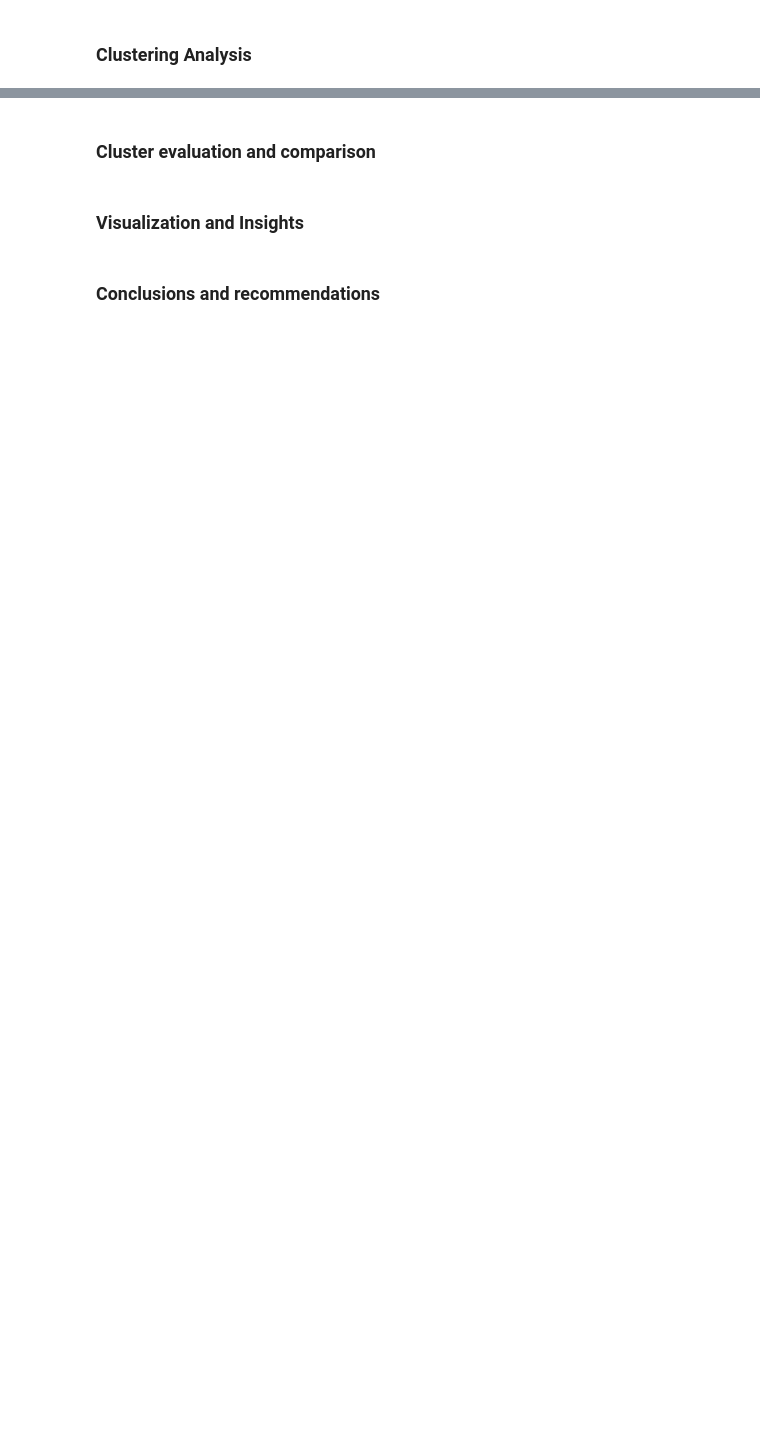
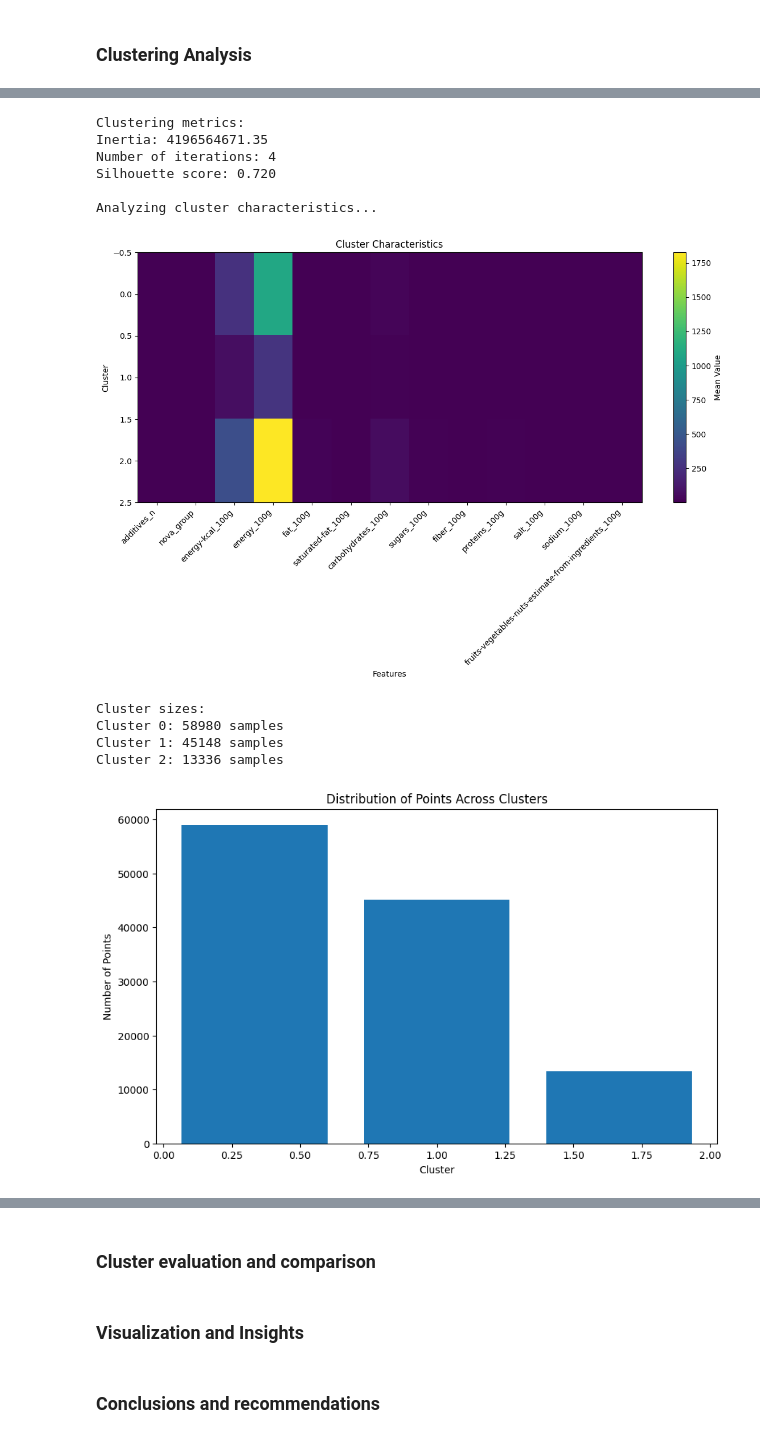
Before and after one commit to xhmyjae/clustering-openfoodfacts, a Jupyter notebook: main.ipynb, the cells around one changed output, grey strips where cells are left out. Saved outputs shown, nothing was run; the diff lists cells and outputs as text; code cells hidden in the pictures; blank space fills up the shorter version.

```diff
--- a/main.ipynb
+++ b/main.ipynb
@@ -333,0 +300,72 @@ print(f"Number of iterations: {metrics['n_iter']}")
+# %%
+# Make plots
+# Print clustering metrics
+print("\nClustering metrics:")
+print(f"Inertia: {metrics['inertia']:.2f}")
+print(f"Number of iterations: {metrics['n_iter']}")
+print(f"Silhouette score: {metrics['silhouette']:.3f}")
+
+# Analyze cluster characteristics
+print("\nAnalyzing cluster characteristics...")
+# Analyze cluster characteristics
+cluster_means = analyze_clusters(df_cleaned.values, labels, feature_names=df_cleaned.columns.tolist())
+
+# Plot cluster sizes to see distribution
+plt.figure(figsize=(10, 6))
+plt.hist(labels, bins=optimal_k, rwidth=0.8)
+plt.title('Distribution of Points Across Clusters')
+plt.xlabel('Cluster')
+plt.ylabel('Number of Points')
+plt.show()
+
+# Create scatter plot matrix for a few key features to show high dimensionality challenges
+key_features = ['additives_n', 'nova_group', 'energy-kcal_100g', 'fat_100g', 'proteins_100g']
+fig, axes = plt.subplots(len(key_features), len(key_features), figsize=(15, 15))
+fig.suptitle('Scatter Plot Matrix of Key Features Colored by Cluster', y=1.02)
+
+for i, feature1 in enumerate(key_features):
+    for j, feature2 in enumerate(key_features):
+        ax = axes[i, j]
+        if i != j:
+            scatter = ax.scatter(df_cleaned[feature2], df_cleaned[feature1],
+                               c=labels, cmap='viridis', alpha=0.5, s=20)
+        else:
+            ax.hist(df_cleaned[feature1], bins=20)
+        if i == len(key_features)-1:
+            ax.set_xlabel(feature2)
+        if j == 0:
+            ax.set_ylabel(feature1)
+
+plt.tight_layout()
+plt.show()
+
+# Calculate and plot silhouette scores for each cluster
+from sklearn.metrics import silhouette_samples
+silhouette_vals = silhouette_samples(df_cleaned.values, labels)
+
+plt.figure(figsize=(10, 6))
+for cluster in range(optimal_k):
+    cluster_silhouette_vals = silhouette_vals[labels == cluster]
+    y_lower = 10
+    plt.fill_betweenx(np.arange(y_lower, y_lower + len(cluster_silhouette_vals)),
+                      0, cluster_silhouette_vals,
+                      alpha=0.7)
+    y_lower += len(cluster_silhouette_vals) + 10
+
+plt.title('Silhouette Plot\nShowing Poor Cluster Separation in High Dimensions')
+plt.xlabel('Silhouette Coefficient')
+plt.ylabel('Cluster')
+plt.show()
+# %% [output]
+Clustering metrics:
+Inertia: 4196564671.35
+Number of iterations: 4
+Silhouette score: 0.720
+
+Analyzing cluster characteristics...
+[figure, added]
+Cluster sizes:
+Cluster 0: 58980 samples
+Cluster 1: 45148 samples
+Cluster 2: 13336 samples
+[figure, added]
```
Also changed, not shown: parts of 28 cells of this notebook, 13 other files.
